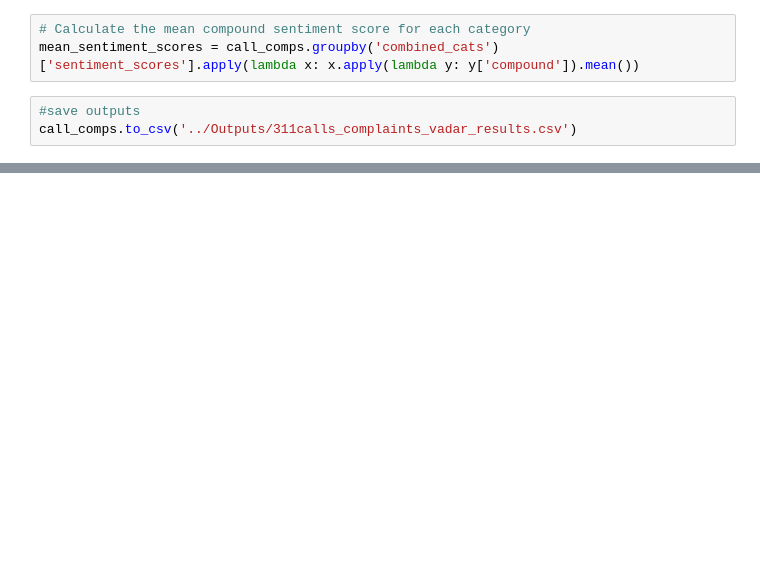
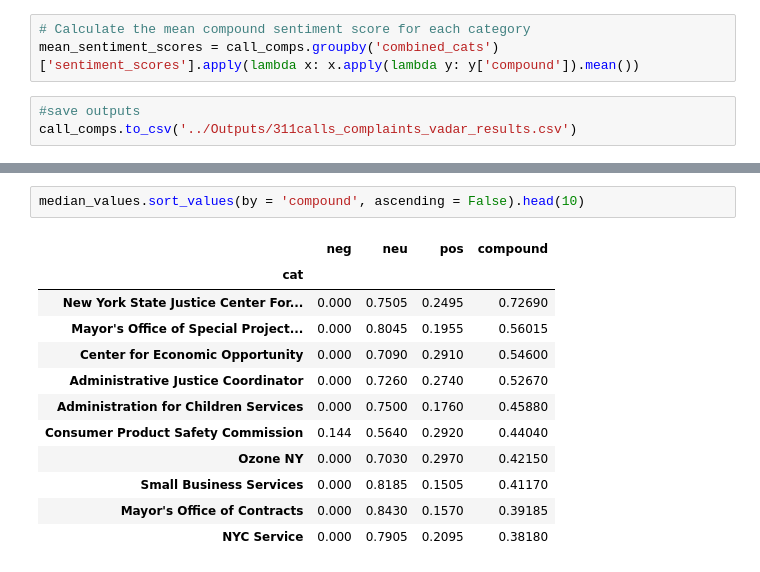
Before and after one commit to emj1020/311_sentiment_analysis, a Jupyter notebook: Scripts/02_preprocessing_311comps.ipynb, the cells around one changed output, grey strips where cells are left out. Drawn from its saved outputs; the diff is of its cells as text; blank space fills up the shorter version.

```diff
--- a/Scripts/02_preprocessing_311comps.ipynb
+++ b/Scripts/02_preprocessing_311comps.ipynb
@@ -300,0 +324,15 @@ call_comps.to_csv('../Outputs/311calls_complaints_vadar_results.csv')
+# %%
+median_values.sort_values(by = 'compound', ascending = False).head(10)
+# %% [output]
+|  | neg | neu | pos | compound |
+| cat |  |  |  |  |
+| New York State Justice Center For... | 0.000 | 0.7505 | 0.2495 | 0.72690 |
+| Mayor's Office of Special Project... | 0.000 | 0.8045 | 0.1955 | 0.56015 |
+| Center for Economic Opportunity | 0.000 | 0.7090 | 0.2910 | 0.54600 |
+| Administrative Justice Coordinator | 0.000 | 0.7260 | 0.2740 | 0.52670 |
+| Administration for Children Services | 0.000 | 0.7500 | 0.1760 | 0.45880 |
+| Consumer Product Safety Commission | 0.144 | 0.5640 | 0.2920 | 0.44040 |
+| Ozone NY | 0.000 | 0.7030 | 0.2970 | 0.42150 |
+| Small Business Services | 0.000 | 0.8185 | 0.1505 | 0.41170 |
+| Mayor's Office of Contracts | 0.000 | 0.8430 | 0.1570 | 0.39185 |
+| NYC Service | 0.000 | 0.7905 | 0.2095 | 0.38180 |
```
Also changed, not shown: parts of 12 cells of this notebook.
